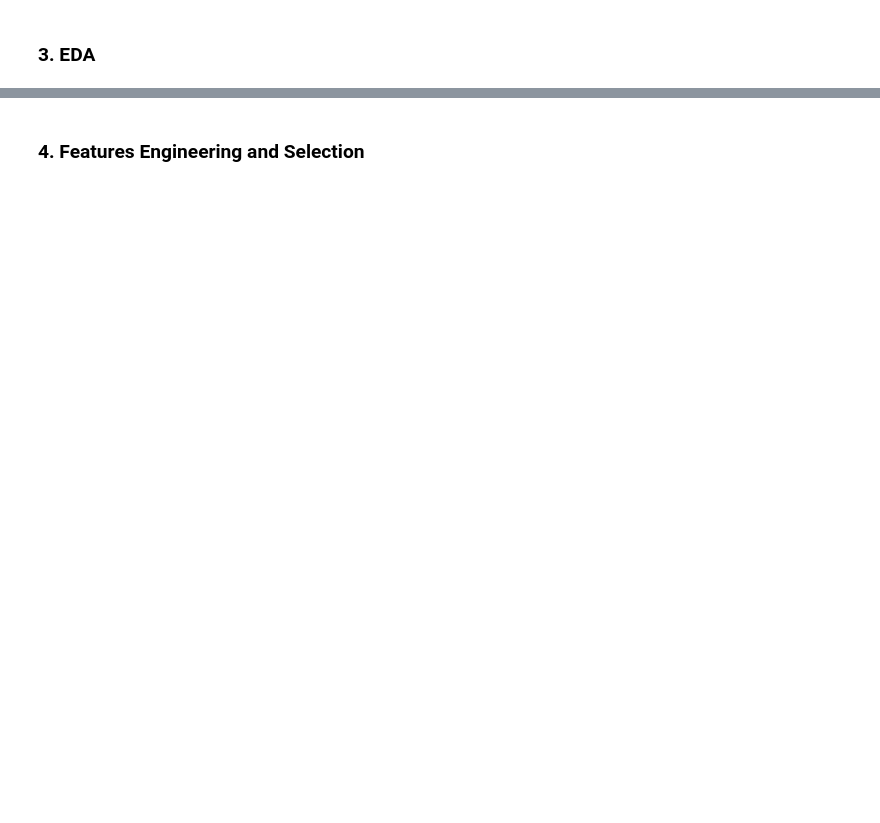
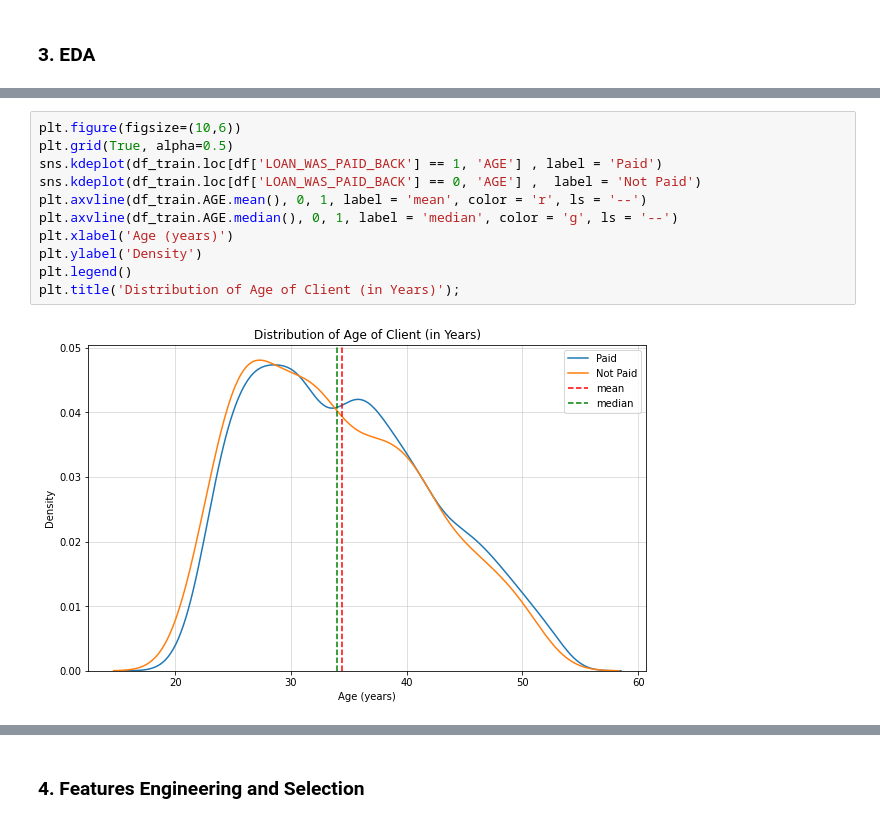
Before and after one commit to indrap23/PMDS-TEAM_XBOOST, a Jupyter notebook: Feature Ready.ipynb, the cells around one changed output, grey strips where cells are left out. Saved outputs shown, nothing was run; the diff lists cells and outputs as text; blank space fills up the shorter version.

```diff
--- a/Feature Ready.ipynb
+++ b/Feature Ready.ipynb
@@ -143,0 +275,13 @@ x_train, y_train, x_valid, y_valid, x_test, y_test = split_data(input_df,
+# %%
+plt.figure(figsize=(10,6))
+plt.grid(True, alpha=0.5)
+sns.kdeplot(df_train.loc[df['LOAN_WAS_PAID_BACK'] == 1, 'AGE'] , label = 'Paid')
+sns.kdeplot(df_train.loc[df['LOAN_WAS_PAID_BACK'] == 0, 'AGE'] ,  label = 'Not Paid')
+plt.axvline(df_train.AGE.mean(), 0, 1, label = 'mean', color = 'r', ls = '--')
+plt.axvline(df_train.AGE.median(), 0, 1, label = 'median', color = 'g', ls = '--')
+plt.xlabel('Age (years)')
+plt.ylabel('Density')
+plt.legend()
+plt.title('Distribution of Age of Client (in Years)');
+# %% [output]
+[figure, added]
```
Also changed, not shown: parts of 46 cells of this notebook.
